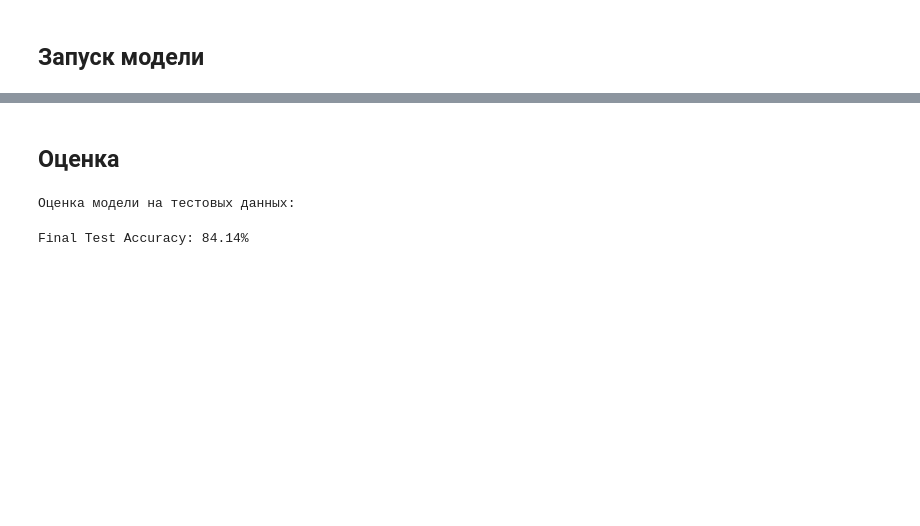
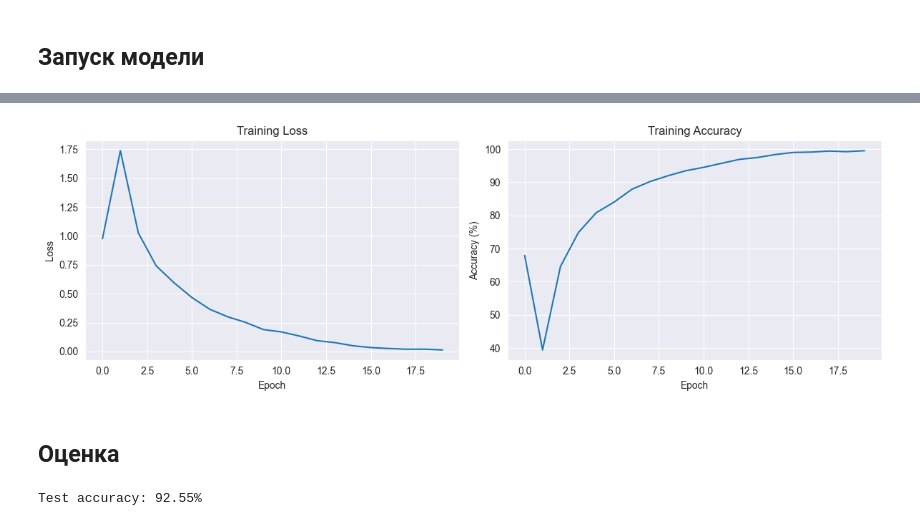
Before and after one commit to TMLechik/Neural_network_technologies, a Jupyter notebook: IW_1_Mushrooms/IW_1_Mushrooms.ipynb, the cells around one changed output, grey strips where cells are left out. Cells and saved outputs as stored; diff of their text form; code cells hidden in the pictures; blank space fills up the shorter version.

```diff
--- a/IW_1_Mushrooms/IW_1_Mushrooms.ipynb
+++ b/IW_1_Mushrooms/IW_1_Mushrooms.ipynb
@@ -46,2 +37,9 @@ path =path + '/Mushrooms'
+# %%
+import kagglehub
+
+KAGGLEHUB_CACHE = "C:/Users/alesh/PycharmProjects/PythonProject/data"
+path = kagglehub.dataset_download("maysee/mushrooms-classification-common-genuss-images")
+
+path =path + '/Mushrooms/Mushrooms'
 # %%
 train_transforms = transforms.Compose([
@@ -60,7 +58,7 @@ test_transforms = transforms.Compose([
 ])
 # %%
 full_dataset = torchvision.datasets.ImageFolder(
-    root=path + '/Mushrooms'
+    root=path
 )
 
 print(f"Всего изображений в датасете: {len(full_dataset)}")
@@ -163,5 +159,3 @@ model = model.to(device)
 # %%
-## ДатаЛоурдер
 train_data_loader = data.DataLoader(train_dataset, batch_size=batch_size, shuffle=True, num_workers=0)
-test_data_loader = data.DataLoader(test_dataset, batch_size=batch_size, shuffle=False,
-                                   num_workers=0)
+test_data_loader = data.DataLoader(test_dataset, batch_size=batch_size, shuffle=False, num_workers=0)
@@ -240,6 +235,24 @@ def evaluate(model, test_loader, device):
 
     accuracy = 100. * correct / total
     return accuracy
+# %%
+def plot_training_history(losses, accuracies):
+    fig, (ax1, ax2) = plt.subplots(1, 2, figsize=(12, 4))
+
+    ax1.plot(losses)
+    ax1.set_title('Training Loss')
+    ax1.set_xlabel('Epoch')
+    ax1.set_ylabel('Loss')
+    ax1.grid(True)
+
+    ax2.plot(accuracies)
+    ax2.set_title('Training Accuracy')
+    ax2.set_xlabel('Epoch')
+    ax2.set_ylabel('Accuracy (%)')
+    ax2.grid(True)
+
+    plt.tight_layout()
+    plt.show()
 # %% [markdown]
 ## Запуск модели
 # %%
@@ -275,11 +294,12 @@ KeyboardInterrupt:
+# %%
+plot_training_history(train_losses, train_accuracies)
+# %% [output]
+[figure, added]
 # %% [markdown]
 ## Оценка
 # %%
-print("Оценка модели на тестовых данных:")
 test_accuracy = evaluate(model, test_data_loader, device)
-# %% [output]
-Оценка модели на тестовых данных:
 # %%
-print(f'Final Test Accuracy: {test_accuracy:.2f}%')
+print(f'Test accuracy: {test_accuracy:.2f}%')
 # %% [output]
-Final Test Accuracy: 84.14%
+Test accuracy: 92.55%
```
Also changed, not shown: parts of 14 cells of this notebook.
